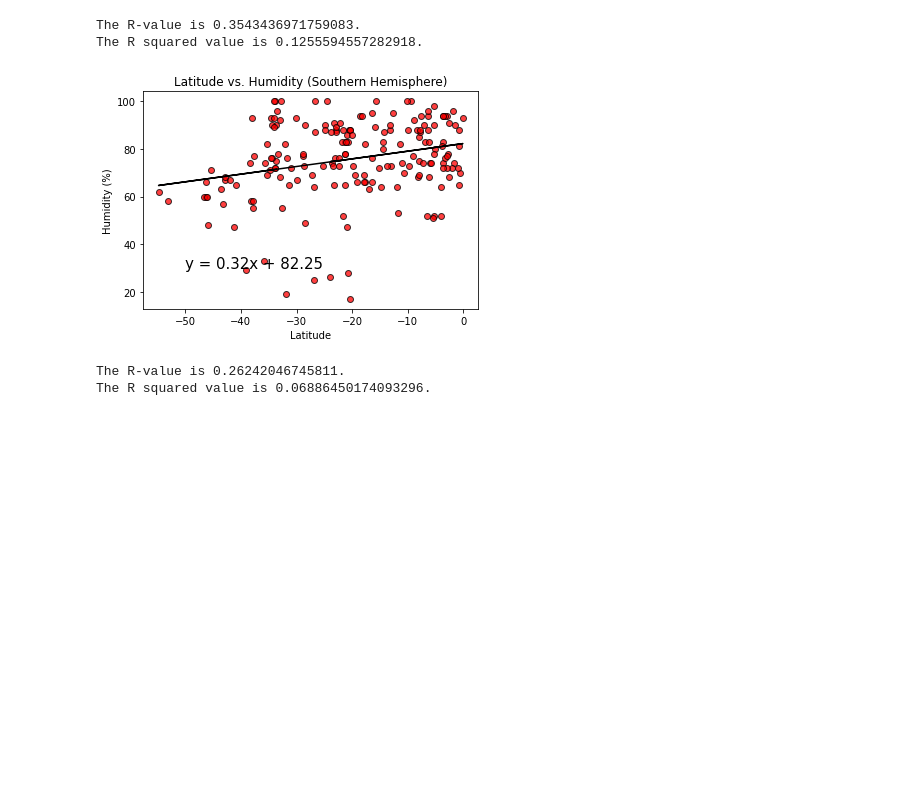
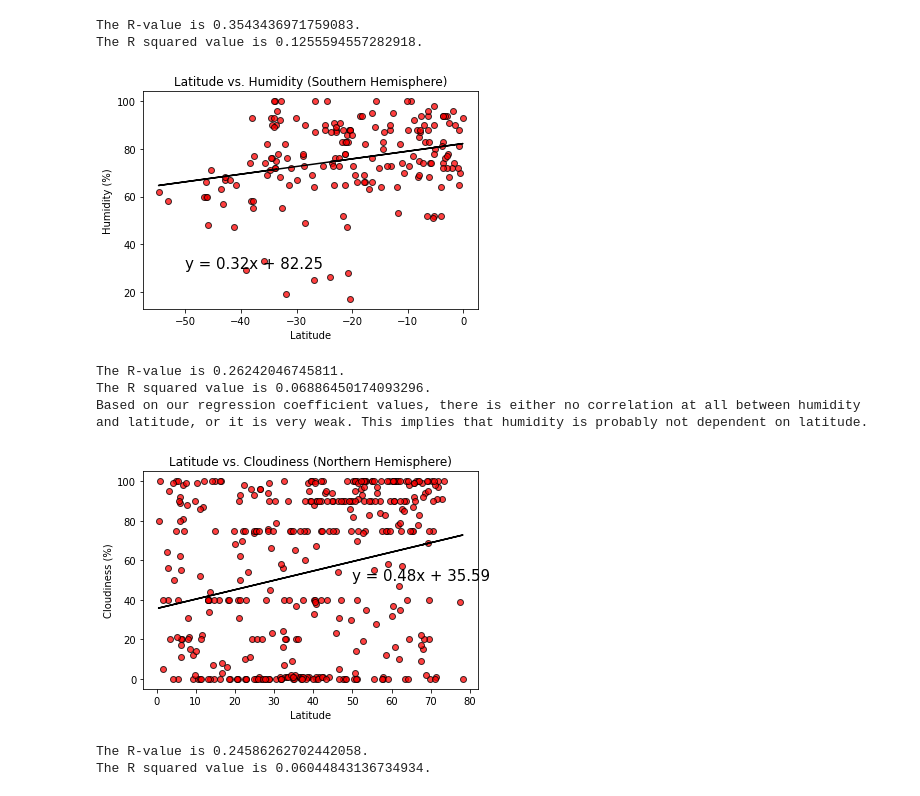
Before and after one commit to LongPatrol/python-api-challenge, a Jupyter notebook: WeatherPy/WeatherPy.ipynb, the cells around one changed output. Drawn from its saved outputs; the diff is of its cells as text; code cells hidden in the pictures; blank space fills up the shorter version.

Commit message:
Cloudiness regression done.

```diff
--- a/WeatherPy/WeatherPy.ipynb
+++ b/WeatherPy/WeatherPy.ipynb
@@ -302,10 +302,31 @@ plt.title("Latitude vs. Humidity (Southern Hemisphere)")
 plt.show()
 print(f"The R-value is {rvalue}.")
 print(f"The R squared value is {rvalue**2}.")
-print("Based on our regression coefficient values, there is either no correlation at all between humidity and latitude, or it is very weak.")
+print("Based on our regression coefficient values, there is either no correlation at all between humidity and latitude, or it is very weak. This implies that humidity is probably not dependent on latitude.")
 # %% [output]
 [figure]
 The R-value is 0.26242046745811.
 The R squared value is 0.06886450174093296.
+Based on our regression coefficient values, there is either no correlation at all between humidity and latitude, or it is very weak. This implies that humidity is probably not dependent on latitude.
 # %%
 #Analyzing Cloudiness vs. Latitude for northern and southern hemispheres
+# %%
+x_values = north_df["Lat"]
+y_values = north_df["Cloudiness"]
+(slope, intercept, rvalue, pvalue, stderr) = linregress(x_values, y_values)
+regress_values = x_values * slope + intercept
+line_eq = "y = " + str(round(slope,2)) + "x + " + str(round(intercept,2))
+
+plt.scatter(north_df["Lat"], north_df["Cloudiness"], marker="o", facecolors="red", edgecolors="black", alpha=0.75)
+plt.plot(x_values,regress_values,"r-", color="black")
+plt.annotate(line_eq,(50,50),fontsize=15,color="black")
+plt.ylabel('Cloudiness (%)')
+plt.xlabel('Latitude')
+plt.title("Latitude vs. Cloudiness (Northern Hemisphere)")
+plt.show()
+print(f"The R-value is {rvalue}.")
+print(f"The R squared value is {rvalue**2}.")
+# %% [output]
+[figure, added]
+The R-value is 0.24586262702442058.
+The R squared value is 0.06044843136734934.
```
Also changed, not shown: parts of 1 cell of this notebook.
